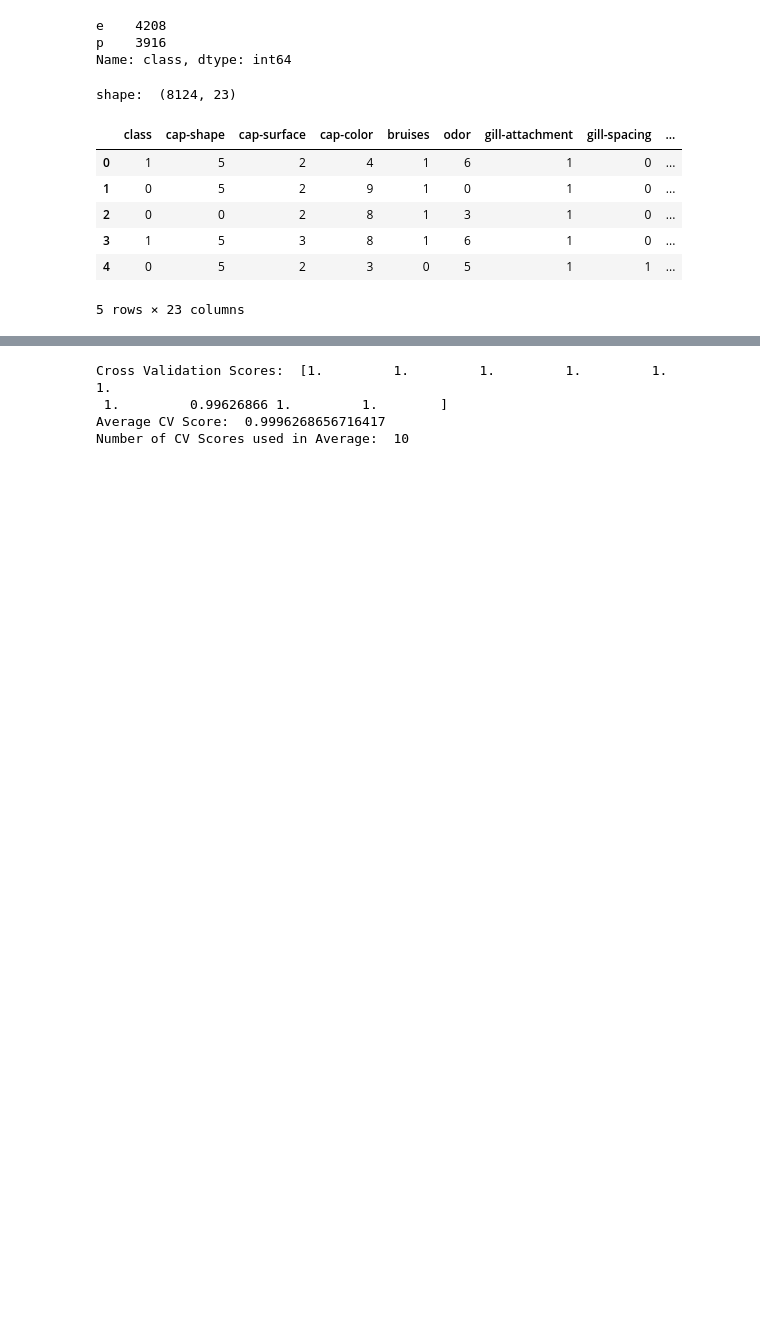
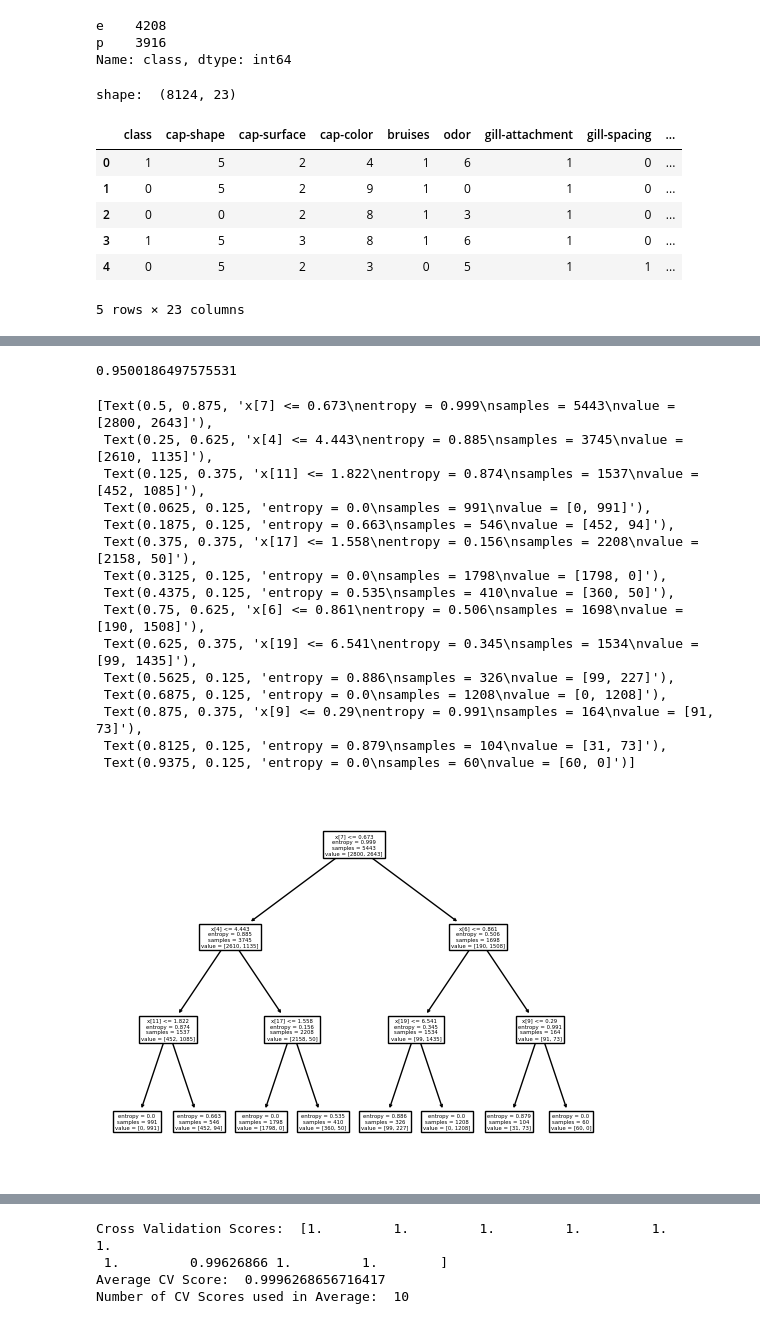
Before and after one commit to Cass-1/mushroom-classification, a Jupyter notebook: mushroom_analysis.ipynb, the cells around one changed output, grey strips where cells are left out. Cells and saved outputs as stored; diff of their text form; code cells hidden in the pictures; blank space fills up the shorter version.

```diff
--- a/mushroom_analysis.ipynb
+++ b/mushroom_analysis.ipynb
@@ -175 +249,34 @@ def training_perceptron(learning_rate, feature_vectors, label_vector, w):
+# %%
+# Initial decision tree, overfit due to not having a maxdepth
+# we can see
+'''
+    Initial decision tree. We can see that it is overfitting to the data to have 100% accuracy.
+    We can see that if no max height is defined that the tree has a depth of 7.
+    This will likely lead to poor generalization
+'''
+dtc = DecisionTreeClassifier(max_depth=3, criterion="entropy", splitter="random")
+dtc.fit(X_train,y_train)
+
+l = dtc.predict(X_test)
+print(metrics.accuracy_score(y_test, l))
+
+plot_tree(dtc)
+# %% [output]
+0.9500186497575531
+[Text(0.5, 0.875, 'x[7] <= 0.673\nentropy = 0.999\nsamples = 5443\nvalue = [2800, 2643]'),
+ Text(0.25, 0.625, 'x[4] <= 4.443\nentropy = 0.885\nsamples = 3745\nvalue = [2610, 1135]'),
+ Text(0.125, 0.375, 'x[11] <= 1.822\nentropy = 0.874\nsamples = 1537\nvalue = [452, 1085]'),
+ Text(0.0625, 0.125, 'entropy = 0.0\nsamples = 991\nvalue = [0, 991]'),
+ Text(0.1875, 0.125, 'entropy = 0.663\nsamples = 546\nvalue = [452, 94]'),
+ Text(0.375, 0.375, 'x[17] <= 1.558\nentropy = 0.156\nsamples = 2208\nvalue = [2158, 50]'),
+ Text(0.3125, 0.125, 'entropy = 0.0\nsamples = 1798\nvalue = [1798, 0]'),
+ Text(0.4375, 0.125, 'entropy = 0.535\nsamples = 410\nvalue = [360, 50]'),
+ Text(0.75, 0.625, 'x[6] <= 0.861\nentropy = 0.506\nsamples = 1698\nvalue = [190, 1508]'),
+ Text(0.625, 0.375, 'x[19] <= 6.541\nentropy = 0.345\nsamples = 1534\nvalue = [99, 1435]'),
+ Text(0.5625, 0.125, 'entropy = 0.886\nsamples = 326\nvalue = [99, 227]'),
+ Text(0.6875, 0.125, 'entropy = 0.0\nsamples = 1208\nvalue = [0, 1208]'),
+ Text(0.875, 0.375, 'x[9] <= 0.29\nentropy = 0.991\nsamples = 164\nvalue = [91, 73]'),
+ Text(0.8125, 0.125, 'entropy = 0.879\nsamples = 104\nvalue = [31, 73]'),
+ Text(0.9375, 0.125, 'entropy = 0.0\nsamples = 60\nvalue = [60, 0]')]
+[figure, added]
 # %%
```
Also changed, not shown: parts of 4 cells of this notebook.
